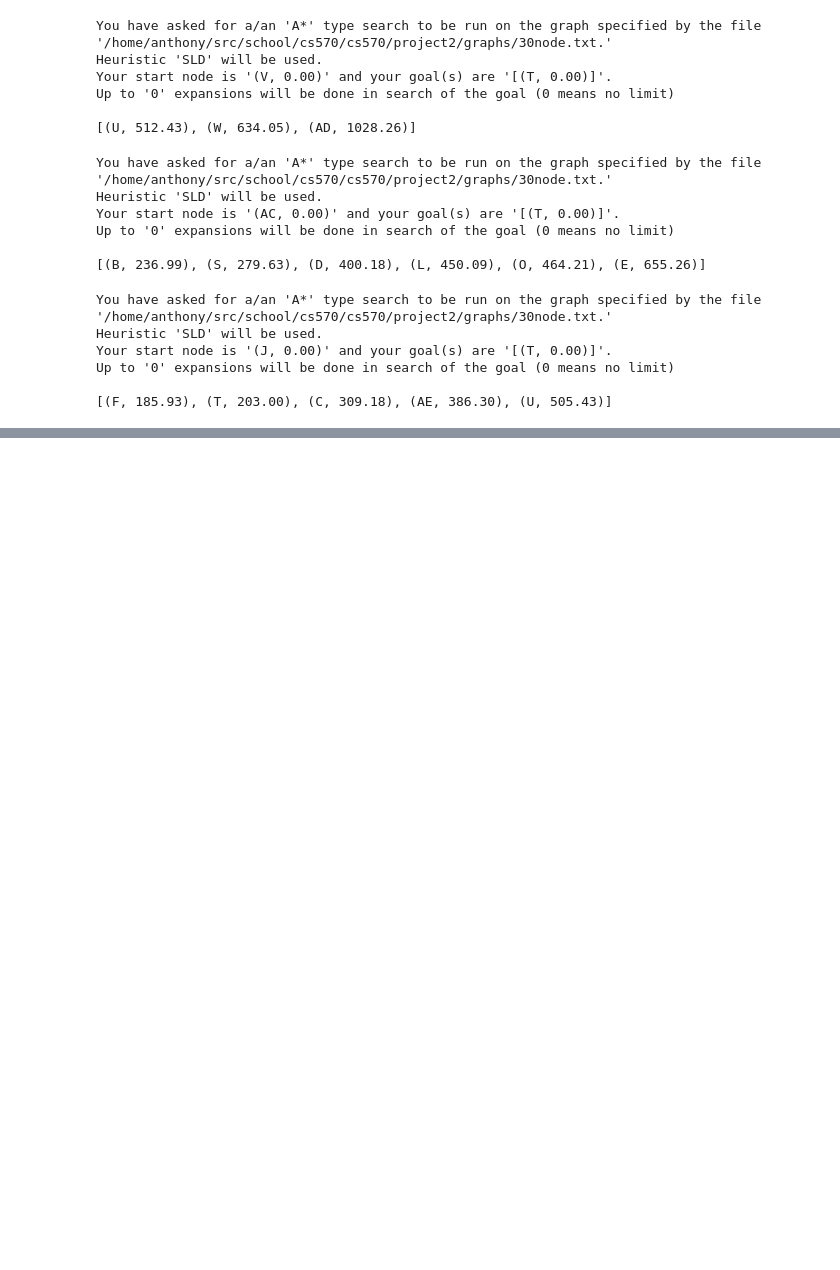
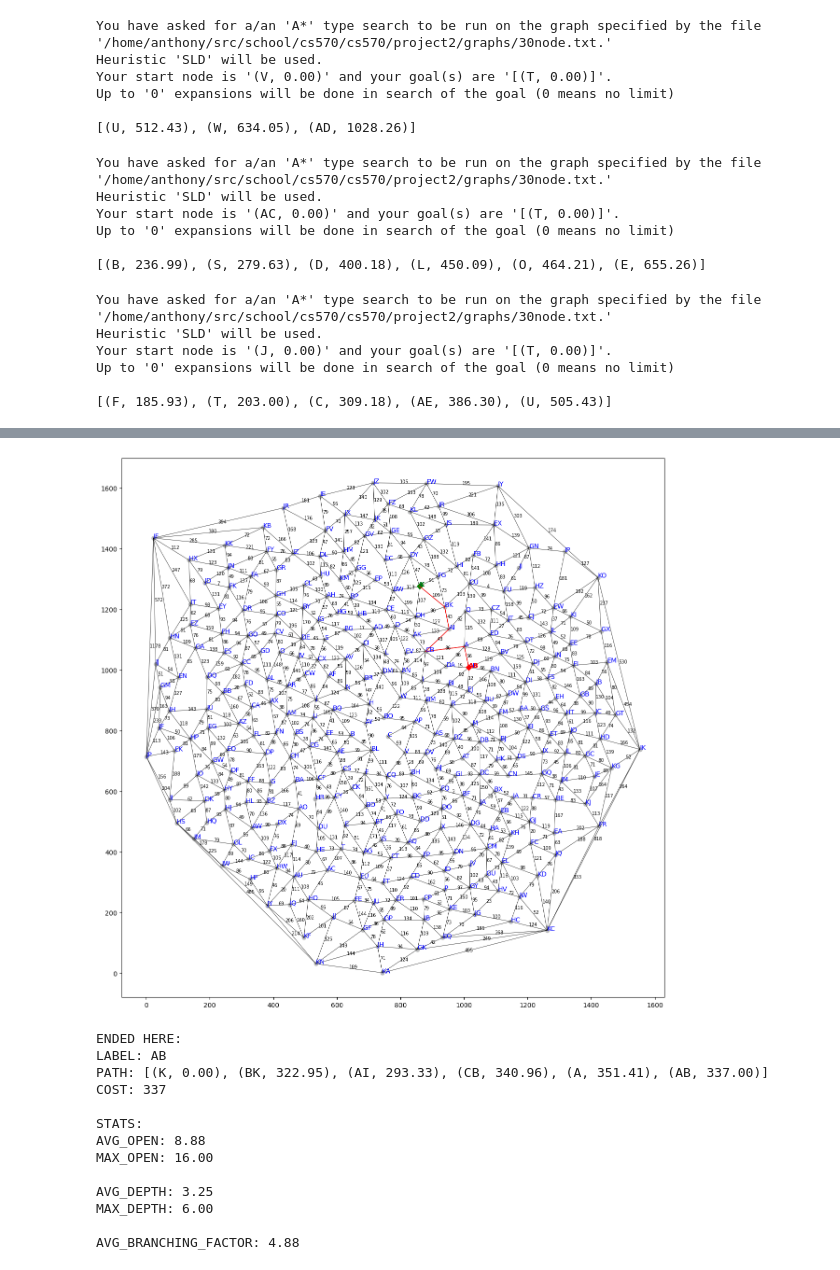
Before and after one commit to Oddant1/cs570, a Jupyter notebook: project2/submission1.ipynb, the cells around one changed output, grey strips where cells are left out. Drawn from its saved outputs; the diff is of its cells as text; code cells hidden in the pictures; blank space fills up the shorter version.

```diff
--- a/project2/submission1.ipynb
+++ b/project2/submission1.ipynb
@@ -108,3 +112,10 @@ Your start node is '(J, 0.00)' and your goal(s) are '[(T, 0.00)]'.
 Up to '0' expansions will be done in search of the goal (0 means no limit)
 
 [(F, 185.93), (T, 203.00), (C, 309.18), (AE, 386.30), (U, 505.43)]
+# %%
+# Load 300 node
+graph_fp = '/home/anthony/src/school/cs570/cs570/project2/graphs/300node.txt'
+graph_viz = GraphViz()
+graph_viz.loadGraphFromFile(graph_fp)
+
+graph = Graph(graph_fp)
@@ -118 +139,4 @@ Up to '0' expansions will be done in search of the goal (0 means no limit)
 # Run with all 5 algos on old and new end
+# %%
+new_start = 'K'
+new_end = ['AB']
@@ -118,0 +262,18 @@ Up to '0' expansions will be done in search of the goal (0 means no limit)
+# %%
+searcher = Searcher(graph, 'A*', new_start, new_end, heuristic='SLD', graph_viz=graph_viz)
+searcher.search()
+# %% [output]
+[figure, added]
+ENDED HERE:
+LABEL: AB
+PATH: [(K, 0.00), (BK, 322.95), (AI, 293.33), (CB, 340.96), (A, 351.41), (AB, 337.00)]
+COST: 337
+
+STATS:
+AVG_OPEN: 8.88
+MAX_OPEN: 16.00
+
+AVG_DEPTH: 3.25
+MAX_DEPTH: 6.00
+
+AVG_BRANCHING_FACTOR: 4.88
```
Also changed, not shown: parts of 16 cells of this notebook, 6 other files.
